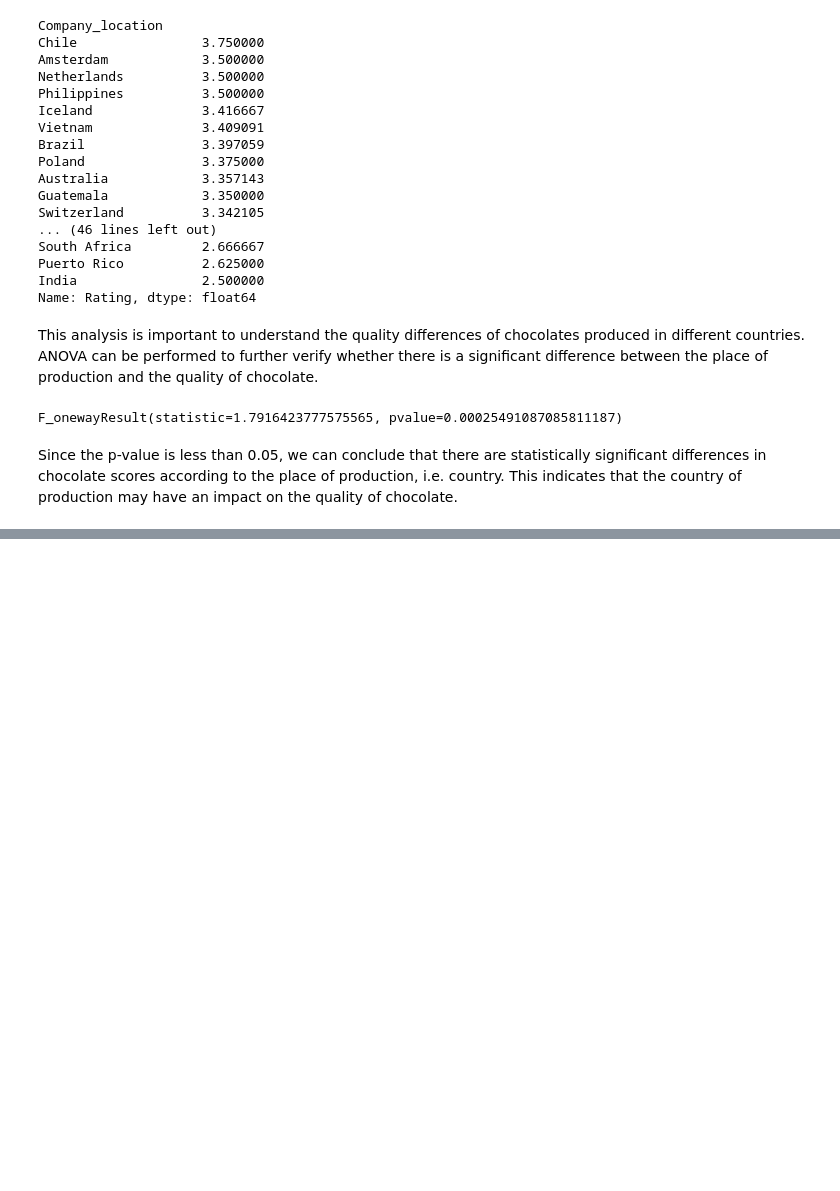
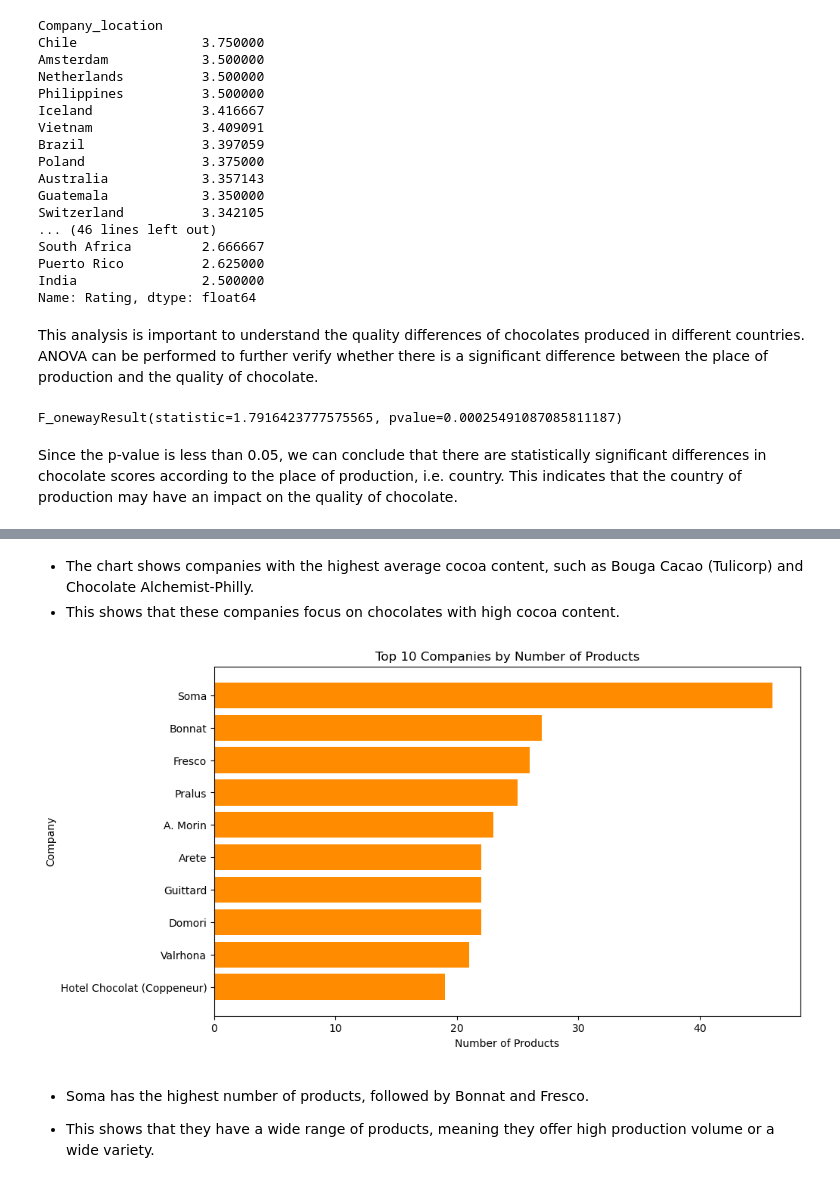
Before and after one commit to ElifSurucu/Chocolate-Evaluation-Guide, a Jupyter notebook: project_notebook.ipynb, the cells around one changed output, grey strips where cells are left out. Drawn from its saved outputs; the diff is of its cells as text; code cells hidden in the pictures; blank space fills up the shorter version.

```diff
--- a/project_notebook.ipynb
+++ b/project_notebook.ipynb
@@ -338,0 +383,17 @@ Since the p-value is less than 0.05, we can conclude that there are statisticall
+# %% [markdown]
+- The chart shows companies with the highest average cocoa content, such as Bouga Cacao (Tulicorp) and Chocolate Alchemist-Philly.
+- This shows that these companies focus on chocolates with high cocoa content.
+# %%
+plt.figure(figsize=(10, 6))
+plt.barh(product_count_by_company_df['Company'][:10], product_count_by_company_df['Product_Count'][:10], color='darkorange')
+plt.xlabel('Number of Products')
+plt.ylabel('Company')
+plt.title('Top 10 Companies by Number of Products')
+plt.gca().invert_yaxis()
+plt.show()
+# %% [output]
+[figure, added]
+# %% [markdown]
+- Soma has the highest number of products, followed by Bonnat and Fresco.
+
+- This shows that they have a wide range of products, meaning they offer high production volume or a wide variety.
```
Also changed, not shown: parts of 3 cells of this notebook.
